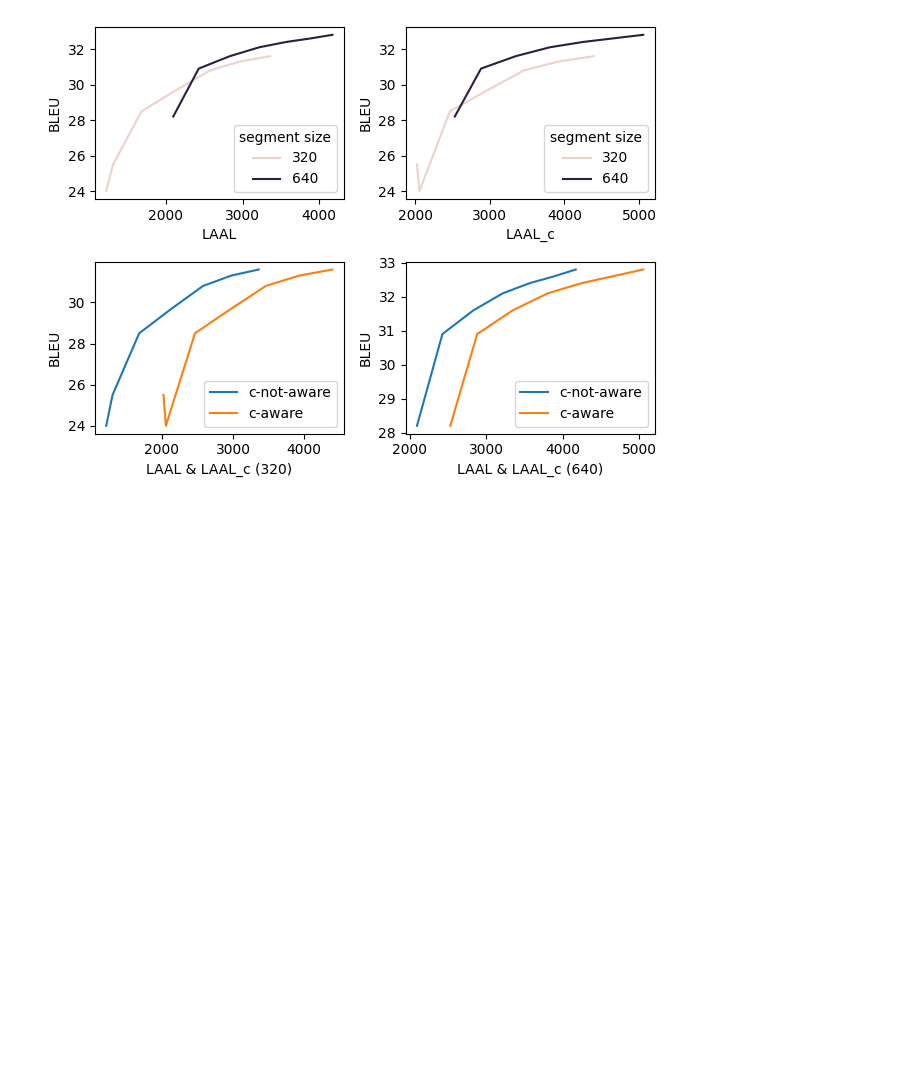
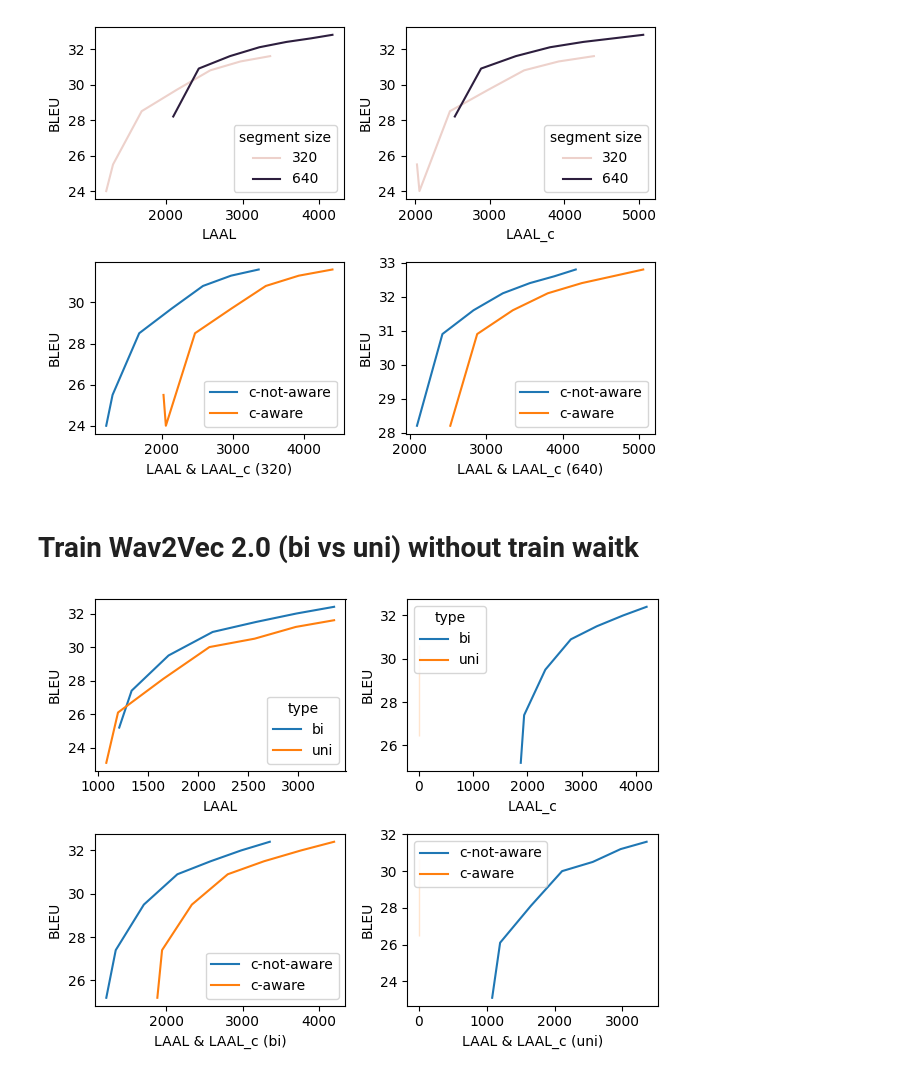
Before and after one commit to LeiLiLab/InfiniSST, a Jupyter notebook: plots/plot.ipynb, the cells around one changed output. Drawn from its saved outputs; the diff is of its cells as text; code cells hidden in the pictures; blank space fills up the shorter version.

```diff
--- a/plots/plot.ipynb
+++ b/plots/plot.ipynb
@@ -75,3 +75,37 @@ plt.tight_layout()
 plt.savefig('laal_bleu.png', dpi=300)
 # %% [output]
 [figure]
+# %% [markdown]
+# Train Wav2Vec 2.0 (bi vs uni) without train waitk
+# %%
+# segment size 320ms, laal_c measured on A6000
+df1 = pd.DataFrame(columns=['K', 'BLEU', 'LAAL', 'LAAL_c', 'type'])
+df1['type'] = ['bi'] * 7
+df1['K'] = [1, 3, 5, 7, 9, 11, 13]
+df1['BLEU'] = [25.2, 27.4, 29.5, 30.9, 31.5, 32.0, 32.4]
+df1['LAAL'] = [1210, 1334, 1703, 2143, 2579, 2980, 3356]
+df1['LAAL_c'] = [1880, 1942, 2333, 2804, 3280, 3766, 4200]
+# segment size 640ms, laal_c measured on A6000
+df2 = pd.DataFrame(columns=['K', 'BLEU', 'LAAL', 'LAAL_c', 'type'])
+df2['type'] = ['uni'] * 7
+df2['K'] = [1, 3, 5, 7, 9, 11, 13]
+df2['BLEU'] = [23.1, 26.1, 28.1, 30.0, 30.5, 31.2, 31.6]
+df2['LAAL'] = [1081, 1198, 1649, 2111, 2562, 2973, 3356]
+df2['LAAL_c'] = [0] * 7
+df = pd.concat([df1, df2], ignore_index=True)
+
+fig, axs = plt.subplots(nrows=2, ncols=2)
+
+sns.lineplot(df, x='LAAL', y='BLEU', hue='type', ax=axs[0, 0])
+sns.lineplot(df, x='LAAL_c', y='BLEU', hue='type', ax=axs[0, 1])
+
+sns.lineplot(x=pd.concat([df1['LAAL'], df1['LAAL_c']]), y=pd.concat([df1['BLEU'], df1['BLEU']]), hue=['c-not-aware'] * 7 + ['c-aware'] * 7, ax=axs[1, 0])
+axs[1, 0].set_xlabel('LAAL & LAAL_c (bi)')
+
+sns.lineplot(x=pd.concat([df2['LAAL'], df2['LAAL_c']]), y=pd.concat([df2['BLEU'], df2['BLEU']]), hue=['c-not-aware'] * 7 + ['c-aware'] * 7, ax=axs[1, 1])
+axs[1, 1].set_xlabel('LAAL & LAAL_c (uni)')
+
+plt.tight_layout()
+plt.savefig('train_w2v2_stage2_laal_bleu.png', dpi=300)
+# %% [output]
+[figure, added]
```
Also changed, not shown: parts of 1 cell of this notebook, 6 other files.
